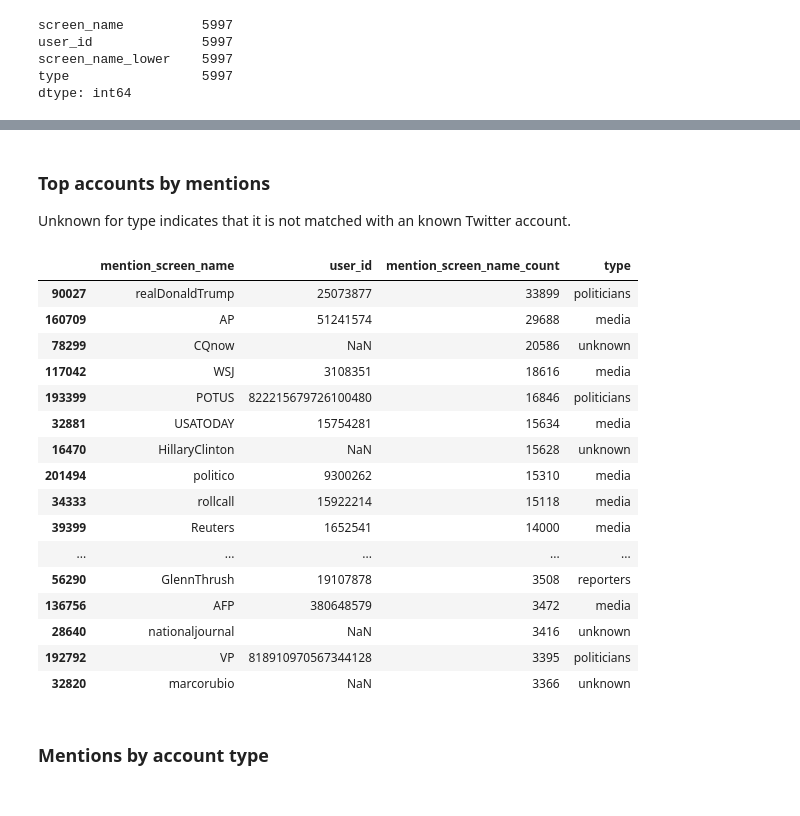
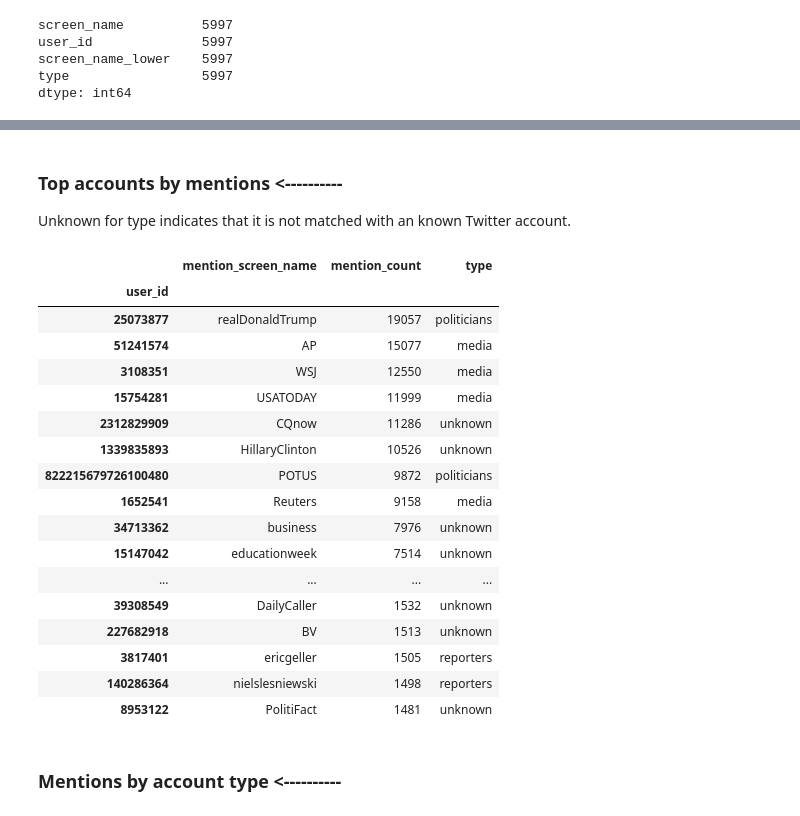
Before and after one commit to justinlittman/beltway_reporters, a Jupyter notebook: jupyter/Beltway Reporters.ipynb, the cells around one changed output, grey strips where cells are left out. Drawn from its saved outputs; the diff is of its cells as text; code cells hidden in the pictures.

```diff
--- a/jupyter/Beltway Reporters.ipynb
+++ b/jupyter/Beltway Reporters.ipynb
@@ -209,6 +303,6 @@ user_id_lookup_df.head()
 # %%
 # Group by user_id
 # This count should match the user_id map count
-mention_summary_user_id_df = pd.DataFrame(mention_df.groupby('mention_user_id').size().reset_index(name='mention_screen_name_count'))
+mention_summary_user_id_df = pd.DataFrame(dedupe_mention_df.groupby('mention_user_id').size(), columns=['mention_count'])
 mention_summary_user_id_df.count()
 # %% [output]
@@ -227,5 +321,5 @@ mention_summary_user_id_df.head()
 # %%
 # Join with user id map
-mention_summary_df = pd.merge(mention_summary_user_id_df, user_id_lookup_df, on='mention_user_id')
+mention_summary_df = mention_summary_user_id_df.join(user_id_lookup_df)
 mention_summary_df.count()
 # %% [output]
@@ -346,7 +440,7 @@ screen_name_lookup_df = newspaper_reporters_df.append([administration_officials_
                                       representatives_df,
                                       senators_df,
                                       media_df,
-                                      federal_agencies_df], ignore_index=True).drop_duplicates(subset='screen_name_lower')
+                                      federal_agencies_df], ignore_index=True).drop_duplicates(subset='screen_name_lower').set_index(['user_id'])
 screen_name_lookup_df.count()
 # %% [output]
 screen_name          10932
@@ -359,5 +462,6 @@ dtype: int64
 # %%
-mention_join_df = pd.merge(mention_summary_df, screen_name_lookup_df, how='left', left_on='mention_user_id', right_on='user_id')
+mention_join_df = mention_summary_df.join(screen_name_lookup_df, how='left')
 mention_join_df['type'].fillna('unknown', inplace=True)
+mention_join_df.index.name = 'user_id'
 mention_join_df.head()
 # %% [output]
@@ -396,30 +511,31 @@ type                         205234
 dtype: int64
 # %% [markdown]
-### Top accounts by mentions
+### Top accounts by mentions <----------
 Unknown for type indicates that it is not matched with an known Twitter account.
 # %%
-top_mentions_df = mention_join_df.sort_values('mention_screen_name_count', ascending=False)
-top_mentions_df[['mention_screen_name', 'user_id', 'mention_screen_name_count', 'type']].head(50)
+top_mentions_df = mention_join_df.sort_values('mention_count', ascending=False)
+top_mentions_df[['mention_screen_name', 'mention_count', 'type']].head(50)
 # %% [output]
-|  | mention_screen_name | user_id | mention_screen_name_count | type |
-| 90027 | realDonaldTrump | 25073877 | 33899 | politicians |
-| 160709 | AP | 51241574 | 29688 | media |
-| 78299 | CQnow | NaN | 20586 | unknown |
-| 117042 | WSJ | 3108351 | 18616 | media |
-| 193399 | POTUS | 822215679726100480 | 16846 | politicians |
-| 32881 | USATODAY | 15754281 | 15634 | media |
-| 16470 | HillaryClinton | NaN | 15628 | unknown |
-| 201494 | politico | 9300262 | 15310 | media |
-| 34333 | rollcall | 15922214 | 15118 | media |
-| 39399 | Reuters | 1652541 | 14000 | media |
-| ... | ... | ... | ... | ... |
-| 56290 | GlennThrush | 19107878 | 3508 | reporters |
-| 136756 | AFP | 380648579 | 3472 | media |
-| 28640 | nationaljournal | NaN | 3416 | unknown |
-| 192792 | VP | 818910970567344128 | 3395 | politicians |
-| 32820 | marcorubio | NaN | 3366 | unknown |
+|  | mention_screen_name | mention_count | type |
+| user_id |  |  |  |
+| 25073877 | realDonaldTrump | 19057 | politicians |
+| 51241574 | AP | 15077 | media |
+| 3108351 | WSJ | 12550 | media |
+| 15754281 | USATODAY | 11999 | media |
+| 2312829909 | CQnow | 11286 | unknown |
+| 1339835893 | HillaryClinton | 10526 | unknown |
+| 822215679726100480 | POTUS | 9872 | politicians |
+| 1652541 | Reuters | 9158 | media |
+| 34713362 | business | 7976 | unknown |
+| 15147042 | educationweek | 7514 | unknown |
+| ... | ... | ... | ... |
+| 39308549 | DailyCaller | 1532 | unknown |
+| 227682918 | BV | 1513 | unknown |
+| 3817401 | ericgeller | 1505 | reporters |
+| 140286364 | nielslesniewski | 1498 | reporters |
+| 8953122 | PolitiFact | 1481 | unknown |
 # %% [markdown]
-### Mentions by account type
+### Mentions by account type <----------
 # %%
 mention_join_df.groupby('type').sum()
 # %% [output]
```
Also changed, not shown: parts of 90 cells of this notebook.
